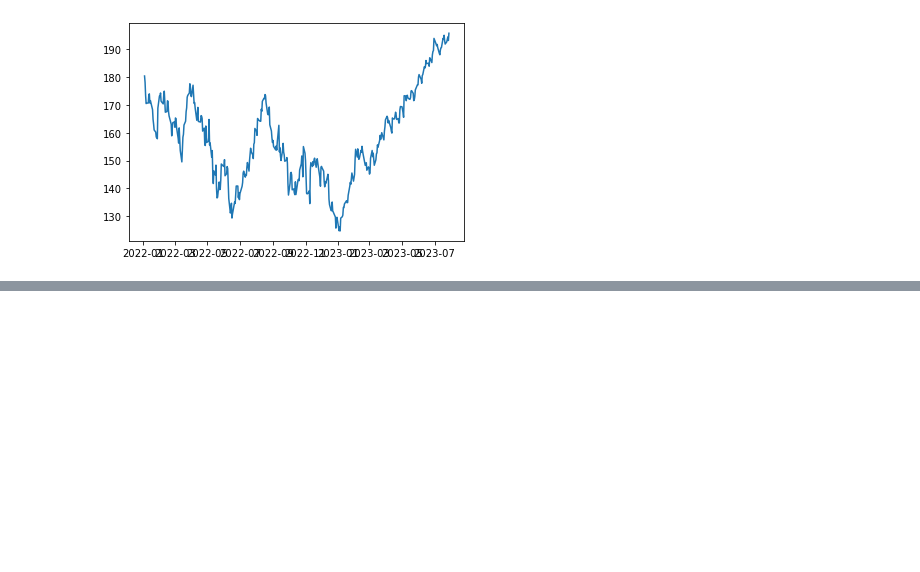
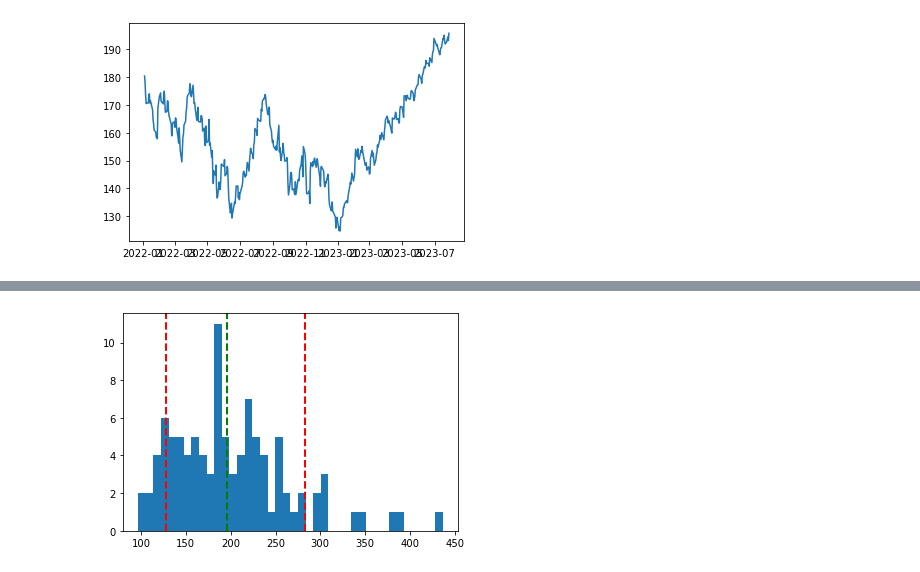
Before and after one commit to sarthakg9/monte-carlo-stock, a Jupyter notebook: Stock prediction.ipynb, the cells around one changed output, grey strips where cells are left out. Saved outputs shown, nothing was run; the diff lists cells and outputs as text; code cells hidden in the pictures; blank space fills up the shorter version.

```diff
--- a/Stock prediction.ipynb
+++ b/Stock prediction.ipynb
@@ -49,0 +52,10 @@ mean_end_price = round(np.mean(closing_prices),2)
+# %%
+top_ten = np.percentile(closing_prices, 100-10)
+bottom_ten = np.percentile(closing_prices, 10)
+plt.hist(closing_prices, bins=40)
+plt.axvline(top_ten, color='r', linestyle='dashed', linewidth=2)
+plt.axvline(bottom_ten, color='r', linestyle='dashed', linewidth=2)
+plt.axvline(df['Adj Close'][-1], color='g', linestyle='dashed', linewidth=2)
+plt.show()
+# %% [output]
+[figure, added]
```
Also changed, not shown: parts of 7 cells of this notebook.
